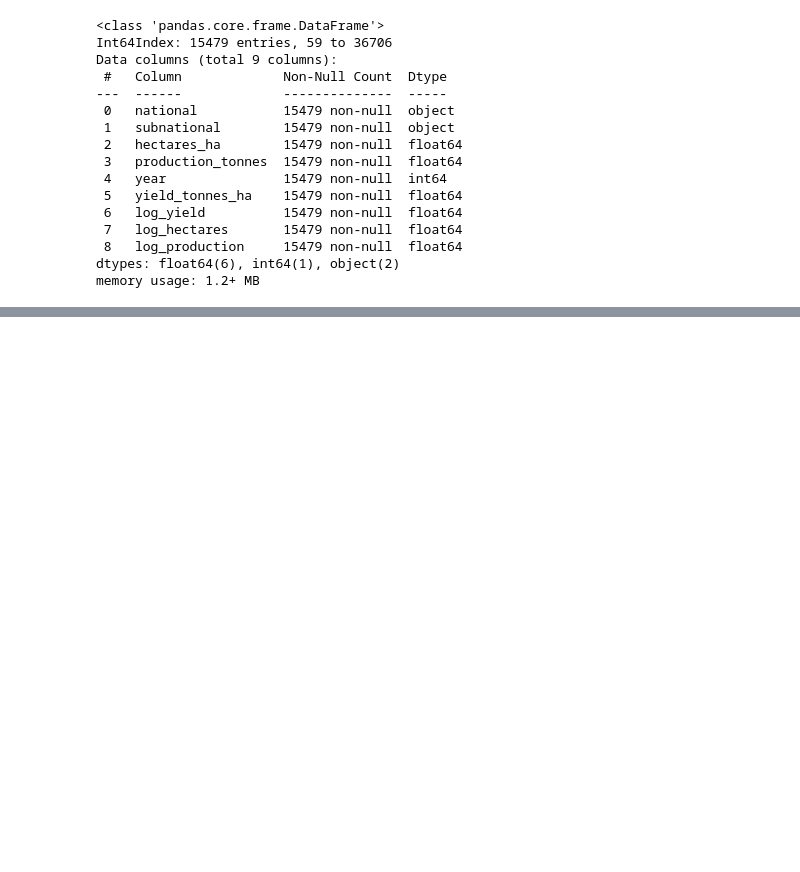
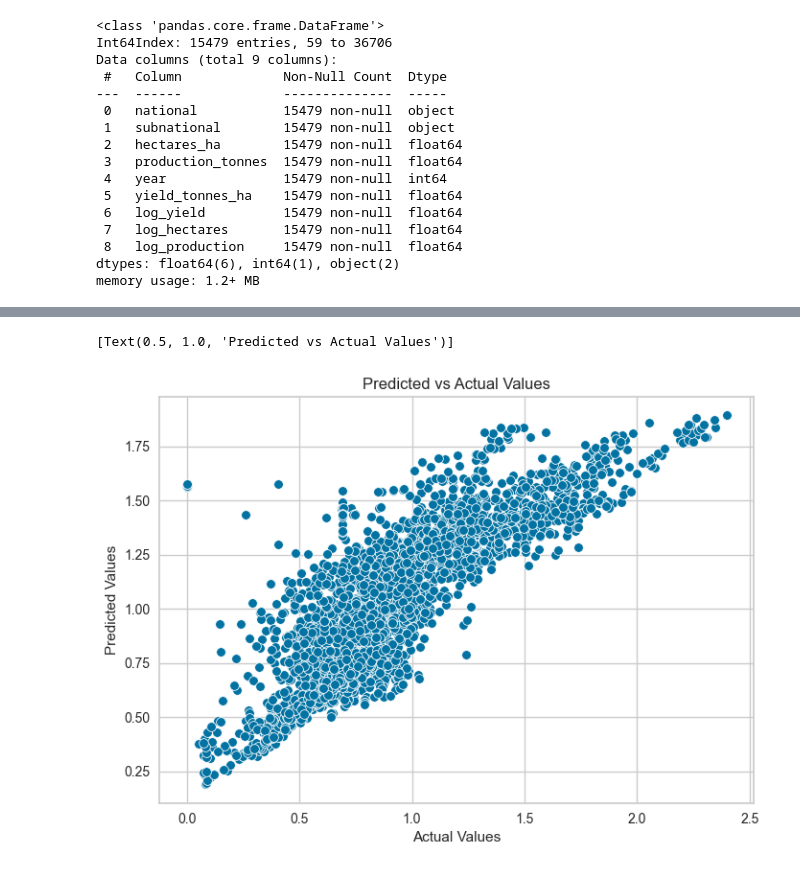
Before and after one commit to HannahCimene/TrioData_Masters, a Jupyter notebook: Files/crops/crops_emalisa_models.ipynb, the cells around one changed output, grey strips where cells are left out. Drawn from its saved outputs; the diff is of its cells as text; code cells hidden in the pictures; blank space fills up the shorter version.

```diff
--- a/Files/crops/crops_emalisa_models.ipynb
+++ b/Files/crops/crops_emalisa_models.ipynb
@@ -117,0 +104,2 @@ interactive(children=(ToggleButtons(description='Plot Type:', icons=('',), optio
+# %%
+best_models = compare_models(n_select=5)
@@ -117,0 +126,3 @@ interactive(children=(ToggleButtons(description='Plot Type:', icons=('',), optio
+# %%
+best_model = best_models[0]
+evaluate_model(best_model)
@@ -117,0 +131,2 @@ interactive(children=(ToggleButtons(description='Plot Type:', icons=('',), optio
+# %%
+best_model = tune_model(best_model)
@@ -118,3 +151,3 @@ interactive(children=(ToggleButtons(description='Plot Type:', icons=('',), optio
 # %%
-predictions = predict_model(best_model, data=data)
+predictions = predict_model(best_model, data=prediction_data)
 predictions.head()
@@ -120,0 +183,6 @@ predictions.head()
+# %%
+df_analysis = pd.DataFrame({'Actual Values': prediction_data_raw['log_yield'], 'Predicted Values': predictions['prediction_label']})
+sns.scatterplot(data=df_analysis, x='Actual Values', y='Predicted Values', palette='colorblind').set(title='Predicted vs Actual Values')
+# %% [output]
+[Text(0.5, 1.0, 'Predicted vs Actual Values')]
+[figure, added]
```
Also changed, not shown: parts of 14 cells of this notebook, 1 other file.
